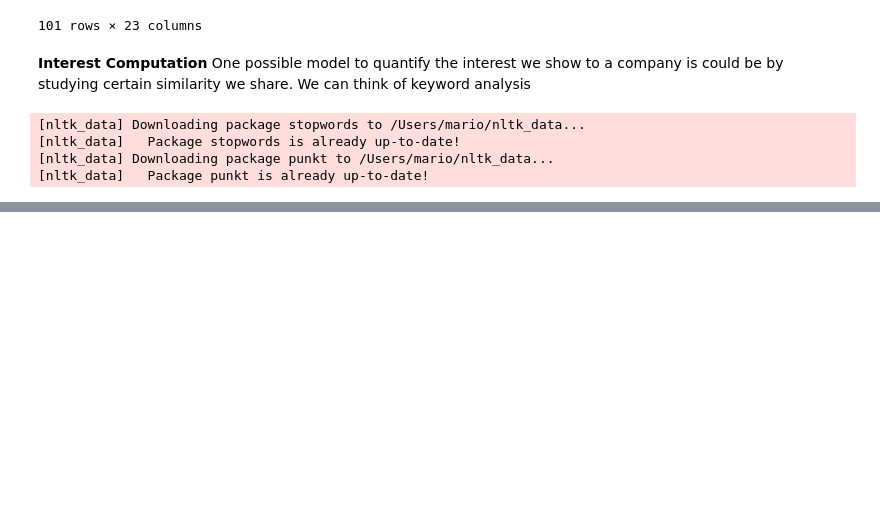
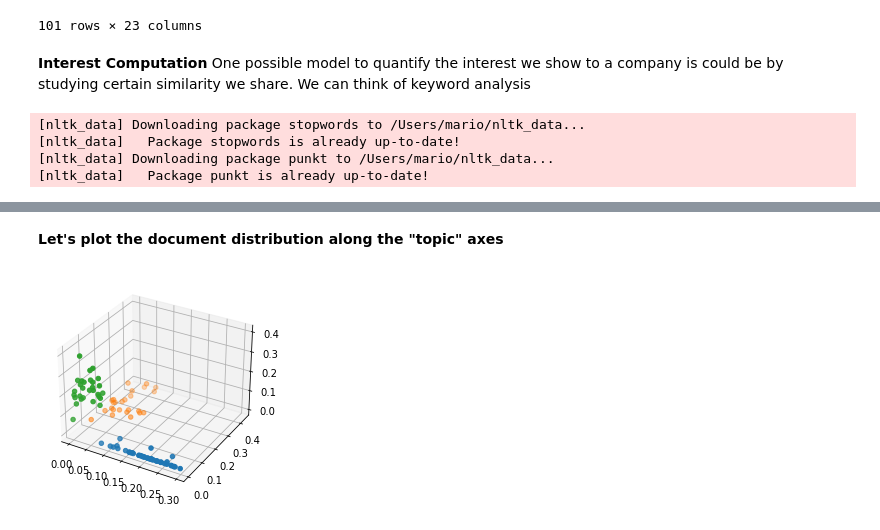
Before and after one commit to albertodiazdurana/Web-scrapping_NLP_topic-analysis-2a, a Jupyter notebook: exploring.ipynb, the cells around one changed output, grey strips where cells are left out. Drawn from its saved outputs; the diff is of its cells as text; code cells hidden in the pictures; blank space fills up the shorter version.

```diff
--- a/exploring.ipynb
+++ b/exploring.ipynb
@@ -579,0 +569,10 @@ done in 0.321s.
+# %%
+tfidf_vectorizer = TfidfVectorizer(max_df=0.95, min_df=1,
+                                       stop_words='english')
+tfidf = tfidf_vectorizer.fit_transform(toAnalyze)
+nmf = NMF(n_components=3, random_state=SEED,
+              beta_loss='kullback-leibler', solver='mu', max_iter=1000, alpha=.1,
+              l1_ratio=.5).fit(tfidf)
+for idx, col in enumerate(['Financial Services', 'Development & Research', 'Social Impact']):
+    df[col] = nmf.transform(tfidf)[:,idx]
+df.head(2)
@@ -579,0 +584,18 @@ done in 0.321s.
+# %% [markdown]
+**Let's plot the document distribution along the "topic" axes**
+# %%
+import matplotlib.pyplot as plt
+from mpl_toolkits.mplot3d import Axes3D
+
+# We assign a specific colour to documents whose prominent topic is the same
+argmax = nmf.transform(tfidf).argsort()[:, 2]
+choice = ['#1f77b4', '#ff7f0e', '#2ca02c']
+colors = [choice[i] for i in argmax]
+
+fig = plt.figure()
+ax = fig.add_subplot(111, projection='3d')
+ax.scatter(nmf.transform(tfidf)[:, 0], nmf.transform(tfidf)[:, 1], zs=nmf.transform(tfidf)[:, 2], zdir='z', s=20, c=colors, depthshade=True)
+
+plt.show()
+# %% [output]
+[figure, added]
```
Also changed, not shown: parts of 15 cells of this notebook.
